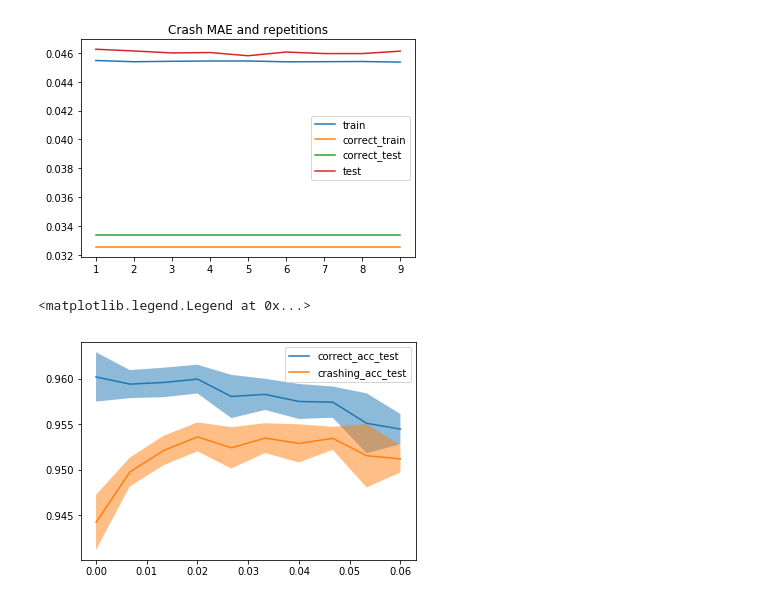
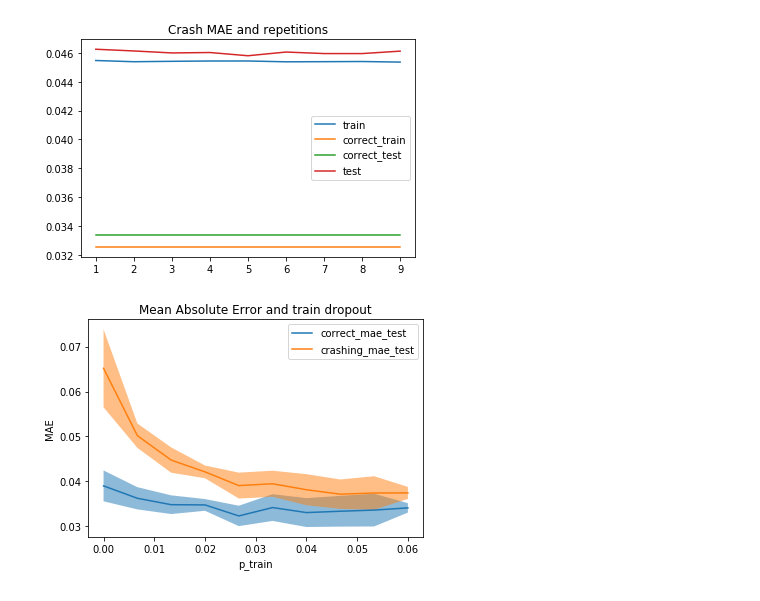
Before and after one commit to LPD-EPFL/nn-fault-tolerance, a Jupyter notebook: ComparisonIncreasingDropoutMNIST.ipynb, the cells around one changed output. Drawn from its saved outputs; the diff is of its cells as text; code cells hidden in the pictures.

Commit message:
Process train dropout experiment

```diff
--- a/ComparisonIncreasingDropoutMNIST.ipynb
+++ b/ComparisonIncreasingDropoutMNIST.ipynb
@@ -143,15 +143,25 @@ results_array = [get_results(p) for p in p_trains]
+# %%
+save_fn = 'ComparisonIncreasingDropoutMNIST.ipynb.pkl'
+#pickle.dump(results_array, open(save_fn, 'wb'))
+results_array = pickle.load(open(save_fn, 'rb'))
 # %%
-plt.figure()
-
 def plot_quantity(results_array, name):
+    """ Plot mean and variance of a quantity in results_array with name """
     means = np.array([np.mean(r[name]) for r in results_array])
     stds  = [np.std(r[name]) for r in results_array]
     plt.plot(p_trains, means, label = name)
     plt.fill_between(p_trains, means - stds, means + stds, alpha = 0.5)
-
-plot_quantity(results_array, 'correct_acc_test')
-plot_quantity(results_array, 'crashing_acc_test')
-plt.legend()
-# %% [output]
-<matplotlib.legend.Legend at 0x...>
-[figure, removed]
+# %%
+# it also decays for train
+plt.figure()
+plt.title('Mean Absolute Error and train dropout')
+plot_quantity(results_array, 'correct_mae_test')
+plot_quantity(results_array, 'crashing_mae_test')
+#plot_quantity(results_array, 'correct_mae_train')
+#plot_quantity(results_array, 'crashing_mae_train')
+plt.xlabel('p_train')
+plt.ylabel('MAE')
+plt.legend()
+plt.show()
+# %% [output]
+[figure, added]
```
Also changed, not shown: parts of 11 cells of this notebook, 4 other files.
